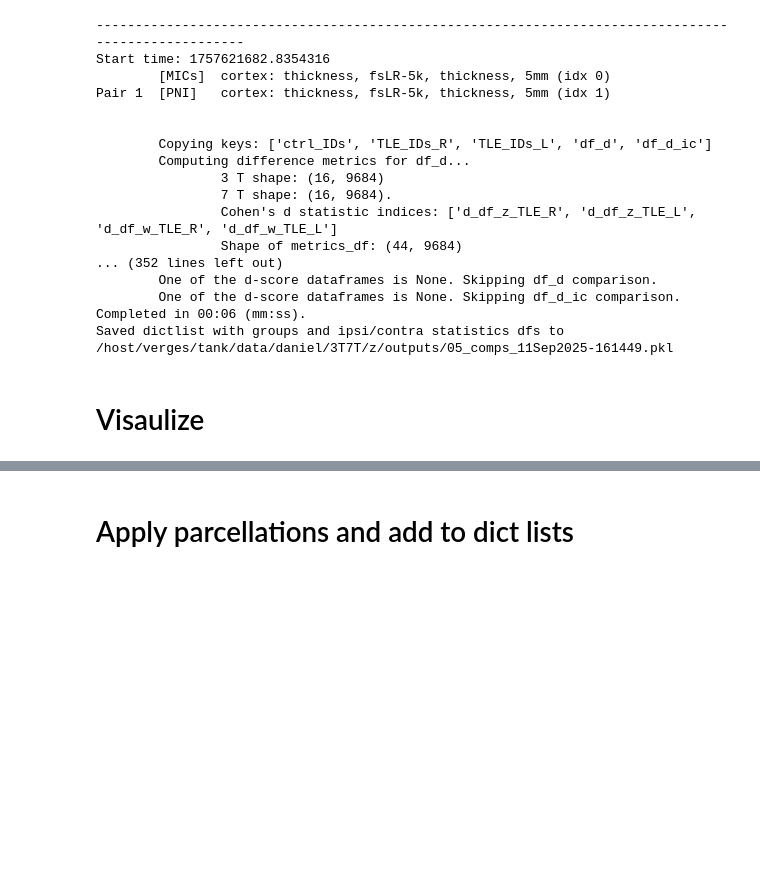
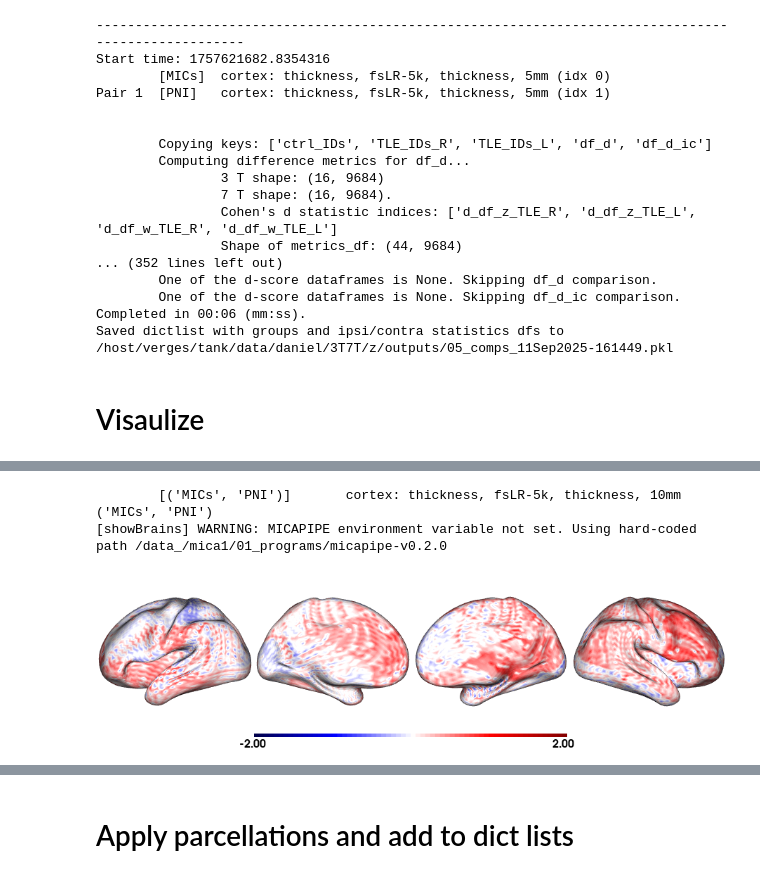
Before and after one commit to mendelsonD/3T7T, a Jupyter notebook: analyses/04_group_anal.ipynb, the cells around one changed output, grey strips where cells are left out. Cells and saved outputs as stored; diff of their text form; code cells hidden in the pictures; blank space fills up the shorter version.

Commit message:
Hard code path to surface. Improved print_dict to handle values with list of dataframes

```diff
--- a/analyses/04_group_anal.ipynb
+++ b/analyses/04_group_anal.ipynb
@@ -1431,9 +1431,6 @@ for i, item in enumerate(dl_iterate):
         print(f"\tCopying keys: {keys_to_copy}")
     for key in keys_to_copy: # add all ID_keys are their corresponding dataframes to out_item
         out_item[key] = [item[key], item_other[key]] # stores as list of items. In case of dfs, list of dataframes
-
-    out_item['comps'] = None
-    out_item['comps_ic'] = None
 
     # identify which study is which (to know how to subtract)
     if study == 'MICs':
@@ -1599,10 +1611,17 @@ print(micapipe)
 # %%
 importlib.reload(tsutil)
+item = comps[1]
 
-tsutil.visMean(
-    comps,
-    df_name = "comps_df_d_ic",
-    df_metric="d_df_z_TLE_ic_ipsiTo-L_Δd",
-    title="Mean z difference (7T-3T)",
-    ipsiTo="L"
-)
+tsutil.printItemMetadata(item)
+
+tsutil.itmToVisual(
+                item=item,
+                df_name = 'comps_df_d_ic',
+                metric = 'd_df_z_TLE_ic_ipsiTo-L_Δd',
+                ipsiTo = 'L'
+                )
+# %% [output]
+        [('MICs', 'PNI')]       cortex: thickness, fsLR-5k, thickness, 10mm
+('MICs', 'PNI')
+[showBrains] WARNING: MICAPIPE environment variable not set. Using hard-coded path /data_/mica1/01_programs/micapipe-v0.2.0
+[figure, added]
```
Also changed, not shown: parts of 5 cells of this notebook, 1 other file.
